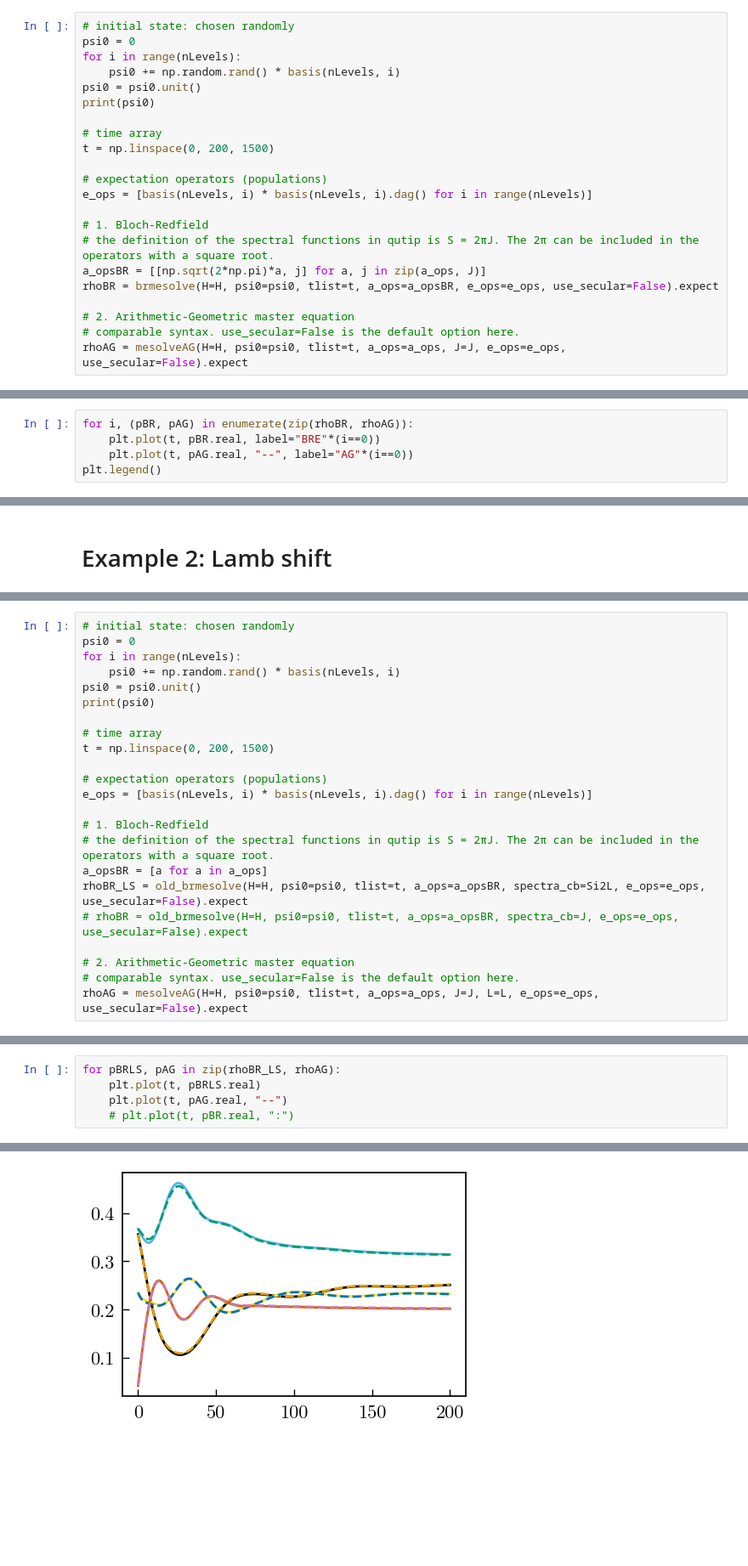
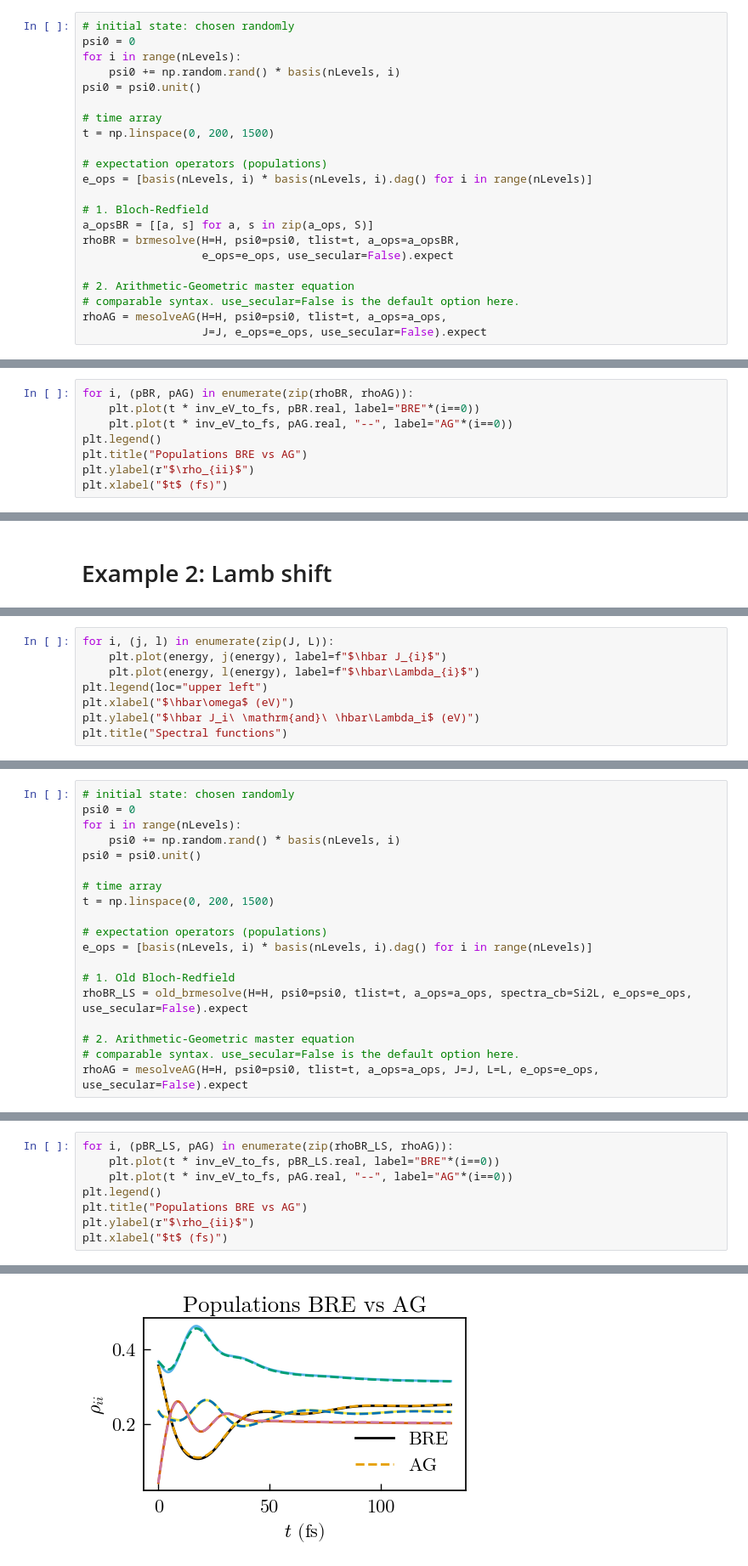
Before and after one commit to diego-fpv/lindbladAG, a Jupyter notebook: example.ipynb, the cells around one changed output, grey strips where cells are left out. Shown at 85% size. Cells and saved outputs as stored; diff of their text form; blank space fills up the shorter version.

```diff
--- a/example.ipynb
+++ b/example.ipynb
@@ -94,7 +115,6 @@ psi0 = 0
 for i in range(nLevels):
     psi0 += np.random.rand() * basis(nLevels, i)
 psi0 = psi0.unit()
-print(psi0)
 
 # time array
 t = np.linspace(0, 200, 1500)
@@ -103,10 +123,11 @@ t = np.linspace(0, 200, 1500)
 e_ops = [basis(nLevels, i) * basis(nLevels, i).dag() for i in range(nLevels)]
 
 # 1. Bloch-Redfield
-# the definition of the spectral functions in qutip is S = 2πJ. The 2π can be included in the operators with a square root.
-a_opsBR = [[np.sqrt(2*np.pi)*a, j] for a, j in zip(a_ops, J)]
-rhoBR = brmesolve(H=H, psi0=psi0, tlist=t, a_ops=a_opsBR, e_ops=e_ops, use_secular=False).expect
+a_opsBR = [[a, s] for a, s in zip(a_ops, S)]
+rhoBR = brmesolve(H=H, psi0=psi0, tlist=t, a_ops=a_opsBR,
+                  e_ops=e_ops, use_secular=False).expect
 
 # 2. Arithmetic-Geometric master equation
 # comparable syntax. use_secular=False is the default option here.
-rhoAG = mesolveAG(H=H, psi0=psi0, tlist=t, a_ops=a_ops, J=J, e_ops=e_ops, use_secular=False).expect
+rhoAG = mesolveAG(H=H, psi0=psi0, tlist=t, a_ops=a_ops,
+                  J=J, e_ops=e_ops, use_secular=False).expect
@@ -120,6 +134,9 @@ Qobj data =
 # %%
 for i, (pBR, pAG) in enumerate(zip(rhoBR, rhoAG)):
-    plt.plot(t, pBR.real, label="BRE"*(i==0))
-    plt.plot(t, pAG.real, "--", label="AG"*(i==0))
+    plt.plot(t * inv_eV_to_fs, pBR.real, label="BRE"*(i==0))
+    plt.plot(t * inv_eV_to_fs, pAG.real, "--", label="AG"*(i==0))
 plt.legend()
+plt.title("Populations BRE vs AG")
+plt.ylabel(r"$\rho_{ii}$")
+plt.xlabel("$t$ (fs)")
 # %% [output]
@@ -189,0 +241,8 @@ for i in range(nOperators):
+# %%
+for i, (j, l) in enumerate(zip(J, L)):
+    plt.plot(energy, j(energy), label=f"$\hbar J_{i}$")
+    plt.plot(energy, l(energy), label=f"$\hbar\Lambda_{i}$")
+plt.legend(loc="upper left")
+plt.xlabel("$\hbar\omega$ (eV)")
+plt.ylabel("$\hbar J_i\ \mathrm{and}\ \hbar\Lambda_i$ (eV)")
+plt.title("Spectral functions")
@@ -193,7 +255,6 @@ psi0 = 0
 for i in range(nLevels):
     psi0 += np.random.rand() * basis(nLevels, i)
 psi0 = psi0.unit()
-print(psi0)
 
 # time array
 t = np.linspace(0, 200, 1500)
@@ -201,11 +262,8 @@ t = np.linspace(0, 200, 1500)
 # expectation operators (populations)
 e_ops = [basis(nLevels, i) * basis(nLevels, i).dag() for i in range(nLevels)]
 
-# 1. Bloch-Redfield
-# the definition of the spectral functions in qutip is S = 2πJ. The 2π can be included in the operators with a square root.
-a_opsBR = [a for a in a_ops]
-rhoBR_LS = old_brmesolve(H=H, psi0=psi0, tlist=t, a_ops=a_opsBR, spectra_cb=Si2L, e_ops=e_ops, use_secular=False).expect
-# rhoBR = old_brmesolve(H=H, psi0=psi0, tlist=t, a_ops=a_opsBR, spectra_cb=J, e_ops=e_ops, use_secular=False).expect
+# 1. Old Bloch-Redfield
+rhoBR_LS = old_brmesolve(H=H, psi0=psi0, tlist=t, a_ops=a_ops, spectra_cb=Si2L, e_ops=e_ops, use_secular=False).expect
 
 # 2. Arithmetic-Geometric master equation
 # comparable syntax. use_secular=False is the default option here.
@@ -220,6 +271,9 @@ Qobj data =
 # %%
-for pBRLS, pAG in zip(rhoBR_LS, rhoAG):
-    plt.plot(t, pBRLS.real)
-    plt.plot(t, pAG.real, "--")
-    # plt.plot(t, pBR.real, ":")
+for i, (pBR_LS, pAG) in enumerate(zip(rhoBR_LS, rhoAG)):
+    plt.plot(t * inv_eV_to_fs, pBR_LS.real, label="BRE"*(i==0))
+    plt.plot(t * inv_eV_to_fs, pAG.real, "--", label="AG"*(i==0))
+plt.legend()
+plt.title("Populations BRE vs AG")
+plt.ylabel(r"$\rho_{ii}$")
+plt.xlabel("$t$ (fs)")
 # %% [output]
@@ -226 +281 @@ for pBRLS, pAG in zip(rhoBR_LS, rhoAG):
-[figure, old version]
+[figure, new version]
```
Also changed, not shown: parts of 25 cells of this notebook, 4 other files.
